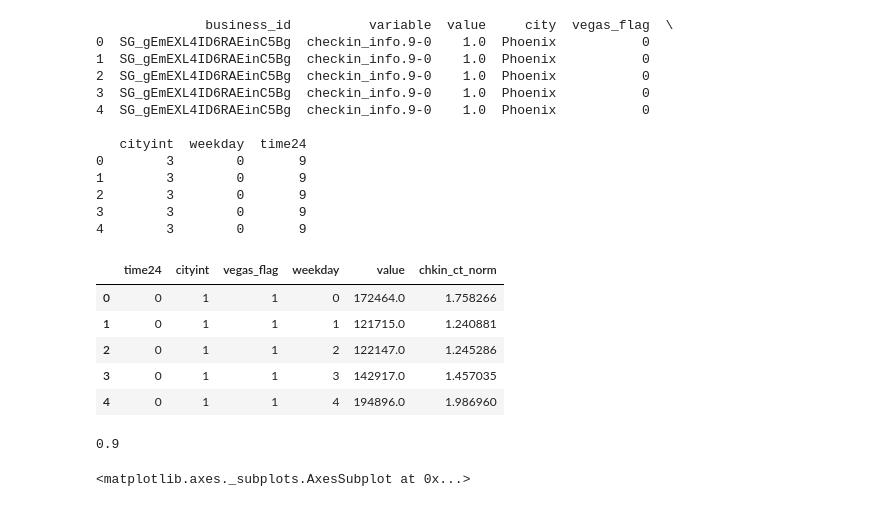
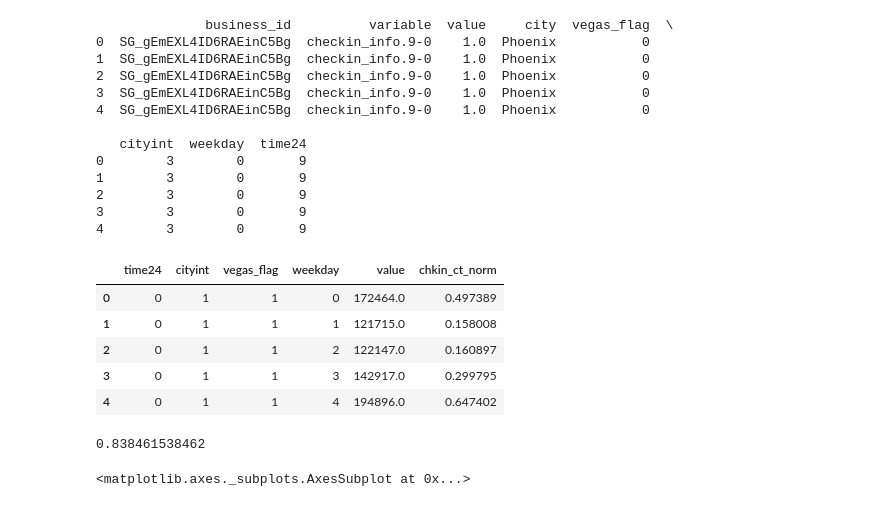
Before and after one commit to kashenfelter/DSI-SF-2-timdavidlee, a Jupyter notebook: project-05/project-05/project-5.ipynb, the cells around one changed output. Saved outputs shown, nothing was run; the diff lists cells and outputs as text; code cells hidden in the pictures.

```diff
--- a/project-05/project-05/project-5.ipynb
+++ b/project-05/project-05/project-5.ipynb
@@ -228,23 +228,23 @@ print clean.head(5)
 # %%
 clean.shape
 
 # summarizing check ins by
 for_plot = clean.groupby(['time24','cityint','vegas_flag','weekday'])[['value']].sum()
 for_plot.reset_index(inplace=True)
 
 #normalizing the value which is the checkin count. doing this manually
 #since it is only one field
-for_plot['chkin_ct_norm'] = for_plot['value'] / for_plot['value'].mean()
+for_plot['chkin_ct_norm'] = (for_plot['value']-for_plot['value'].mean()) / for_plot['value'].std()
 
 #normalized dataset
 for_plot.head(5)
 # %% [output]
 |  | time24 | cityint | vegas_flag | weekday | value | chkin_ct_norm |
-| 0 | 0 | 1 | 1 | 0 | 172464.0 | 1.758266 |
-| 1 | 0 | 1 | 1 | 1 | 121715.0 | 1.240881 |
-| 2 | 0 | 1 | 1 | 2 | 122147.0 | 1.245286 |
-| 3 | 0 | 1 | 1 | 3 | 142917.0 | 1.457035 |
-| 4 | 0 | 1 | 1 | 4 | 194896.0 | 1.986960 |
+| 0 | 0 | 1 | 1 | 0 | 172464.0 | 0.497389 |
+| 1 | 0 | 1 | 1 | 1 | 121715.0 | 0.158008 |
+| 2 | 0 | 1 | 1 | 2 | 122147.0 | 0.160897 |
+| 3 | 0 | 1 | 1 | 3 | 142917.0 | 0.299795 |
+| 4 | 0 | 1 | 1 | 4 | 194896.0 | 0.647402 |
 # %%
 # splitting the data
 import patsy
@@ -268,7 +268,7 @@ score = lr_model.score(X_test, y_test)
 print score
 probabilities = lr_model.predict_proba(X_test)
 # %% [output]
-0.9
+0.838461538462
 # %%
 #plots of checkins by hour for each city
 # %%
```
Also changed, not shown: parts of 2 cells of this notebook, 22 other files.
